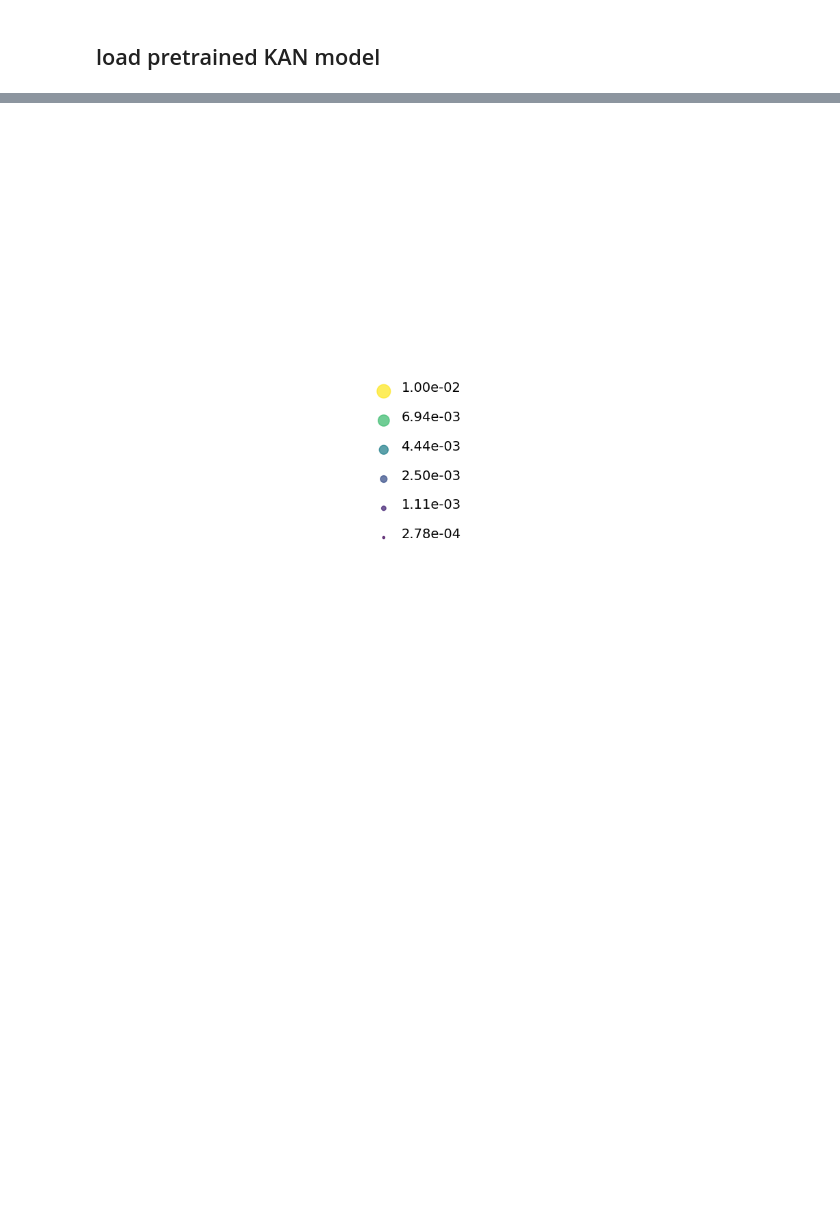
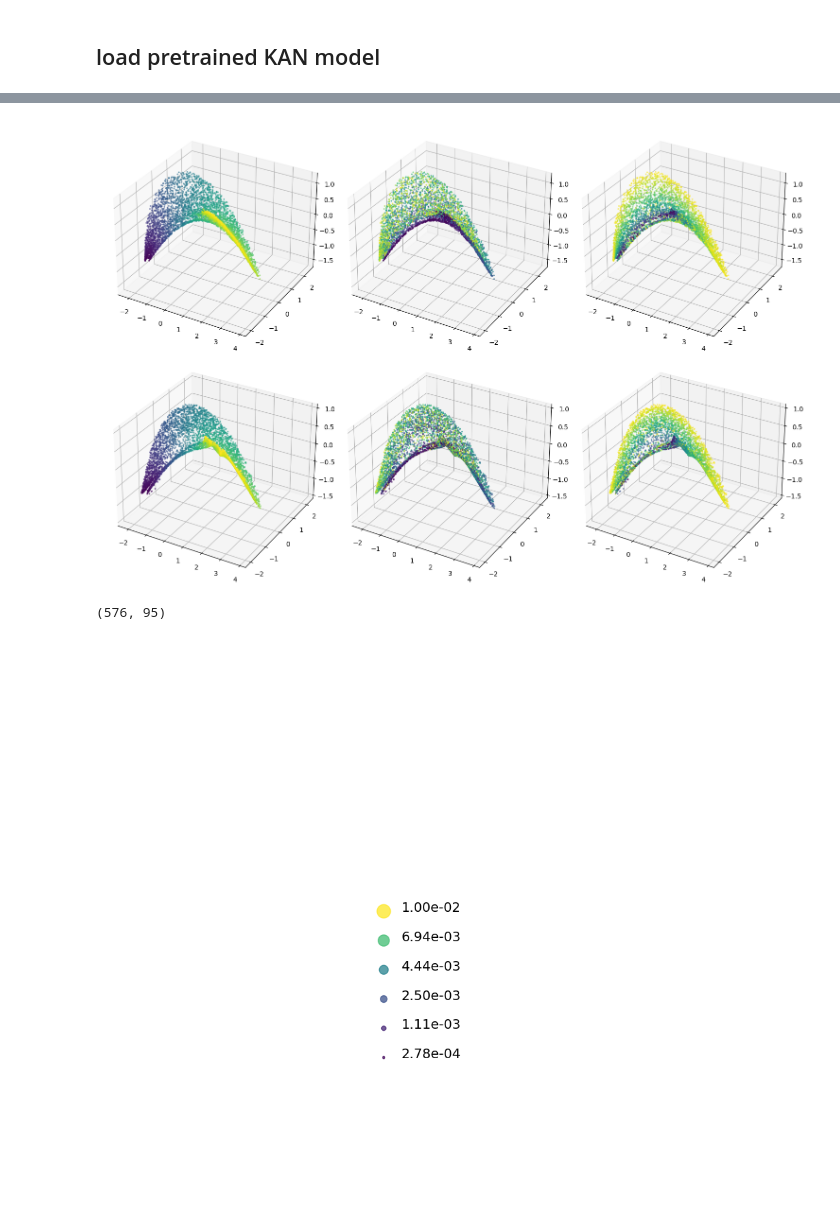
Before and after one commit to ch-tung/SQ_KAN, a Jupyter notebook: benchmark_KAN.ipynb, the cells around one changed output, grey strips where cells are left out. Drawn from its saved outputs; the diff is of its cells as text; code cells hidden in the pictures; blank space fills up the shorter version.

```diff
--- a/benchmark_KAN.ipynb
+++ b/benchmark_KAN.ipynb
@@ -311,3 +287,54 @@ plt.show()
+# %%
+# Assuming sq_KAN_grid and sq_GT_grid are defined
+y_KAN = sq_KAN_rand
+y_GT = sq_GT_rand
+
+# Perform SVD on y_GT
+y_GT_ave = np.mean(y_GT, axis=0)
+y_GT_centered = y_GT - y_GT_ave
+U_GT, S_GT, Vt_GT = np.linalg.svd(y_GT_centered, full_matrices=False)
+
+# Get the first 3 principal components for y_GT
+V_GT = Vt_GT.T
+
+# Project y_KAN onto the basis defined by y_GT
+y_KAN_centered = y_KAN - y_GT_ave  # Center y_KAN using the mean of y_GT
+PC_KAN_on_GT_basis = np.dot(y_KAN_centered, V_GT[:, :3])
+
+# Project y_GT onto its own basis for comparison
+PC_GT = np.dot(y_GT_centered, V_GT[:, :3])
+
+# Create a 3D plot
+fig = plt.figure(figsize=(15, 10))
+colormap = plt.cm.get_cmap('viridis')  # or any other colormap you like
+
+for i in range(3):
+    # Create a colormap based on x_train
+    colors_KAN = colormap((x_train[index_rand,i]-np.min(x_train[index_rand,i]))/(np.max(x_train[index_rand,i])-np.min(x_train[index_rand,i])))
+    colors_GT = colormap((x_train[index_rand,i]-np.min(x_train[index_rand,i]))/(np.max(x_train[index_rand,i])-np.min(x_train[index_rand,i])))
+
+    ax = fig.add_subplot(2, 3, i+1, projection='3d')
+
+    ax.scatter(PC_GT[:, 0], PC_GT[:, 1], PC_GT[:, 2], c=colors_GT, s=10, alpha=0.5, label='GT', marker='.')
+    # ax.legend(frameon=false)
+
+for i in range(3):
+    # Create a colormap based on x_train
+    colors_KAN = colormap((x_train[index_rand,i]-np.min(x_train[index_rand,i]))/(np.max(x_train[index_rand,i])-np.min(x_train[index_rand,i])))
+    colors_GT = colormap((x_train[index_rand,i]-np.min(x_train[index_rand,i]))/(np.max(x_train[index_rand,i])-np.min(x_train[index_rand,i])))
+
+    ax = fig.add_subplot(2, 3, i+4, projection='3d')
+    ax.scatter(PC_KAN_on_GT_basis[:, 0], PC_KAN_on_GT_basis[:, 1], PC_KAN_on_GT_basis[:, 2], c=colors_KAN, s=10, alpha=0.5, label='KAN', marker='.')
+    # ax.legend(frameon=false)
+
+plt.tight_layout()
+plt.show()
+# %% [output]
+[figure, added]
+# %%
+sq_KAN_grid.shape
+# %% [output]
+(576, 95)
 # %%
 size = ((np.arange(6)+1)/6)**2*0.01
 
```
Also changed, not shown: parts of 24 cells of this notebook, 6 other files.
